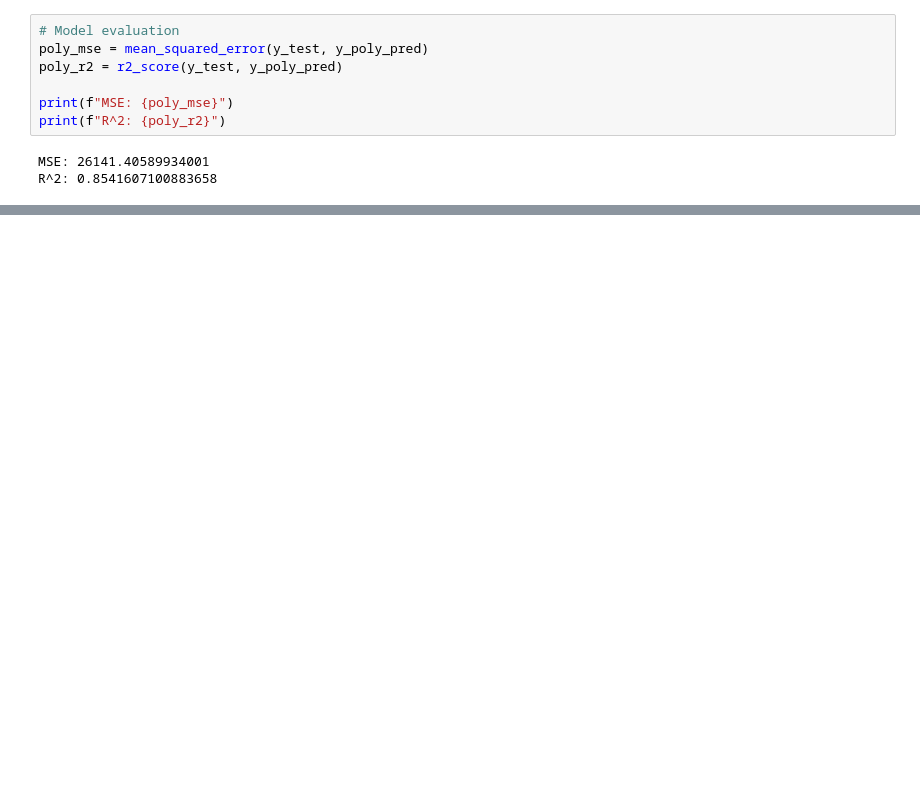
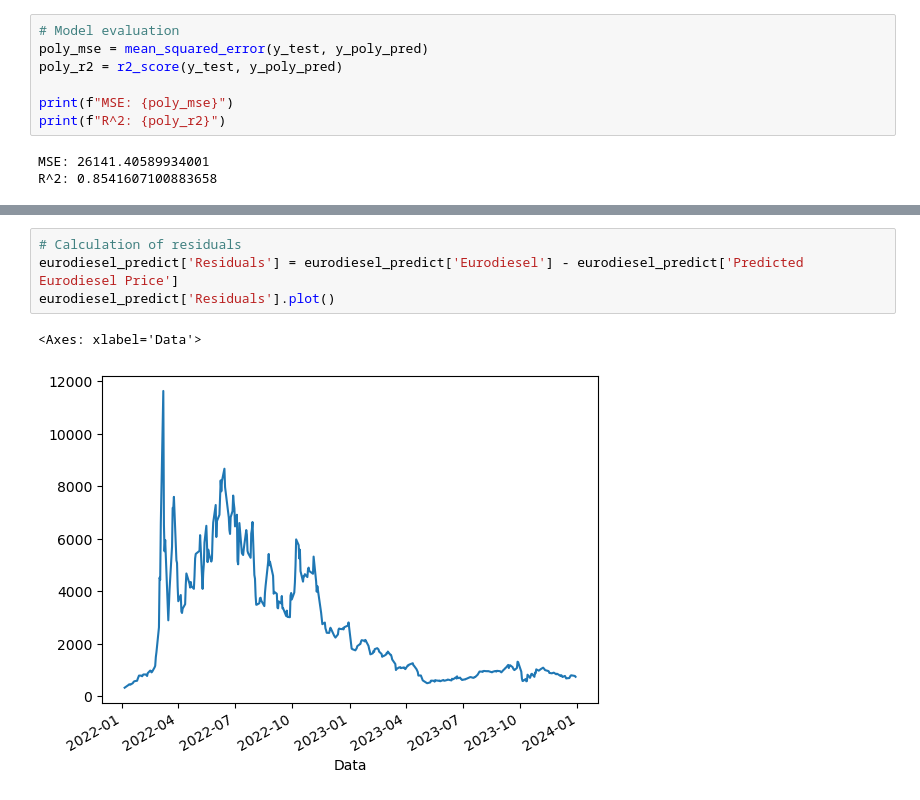
Before and after one commit to mariuszkam4/Orlen_fuel_prices, a Jupyter notebook: Orlen_fuel_prices.ipynb, the cells around one changed output, grey strips where cells are left out. Cells and saved outputs as stored; diff of their text form; blank space fills up the shorter version.

```diff
--- a/Orlen_fuel_prices.ipynb
+++ b/Orlen_fuel_prices.ipynb
@@ -625,0 +680,7 @@ plt.show()
+# %%
+# Calculation of residuals
+eurodiesel_predict['Residuals'] = eurodiesel_predict['Eurodiesel'] - eurodiesel_predict['Predicted Eurodiesel Price']
+eurodiesel_predict['Residuals'].plot()
+# %% [output]
+<Axes: xlabel='Data'>
+[figure, added]
```
Also changed, not shown: parts of 6 cells of this notebook.
